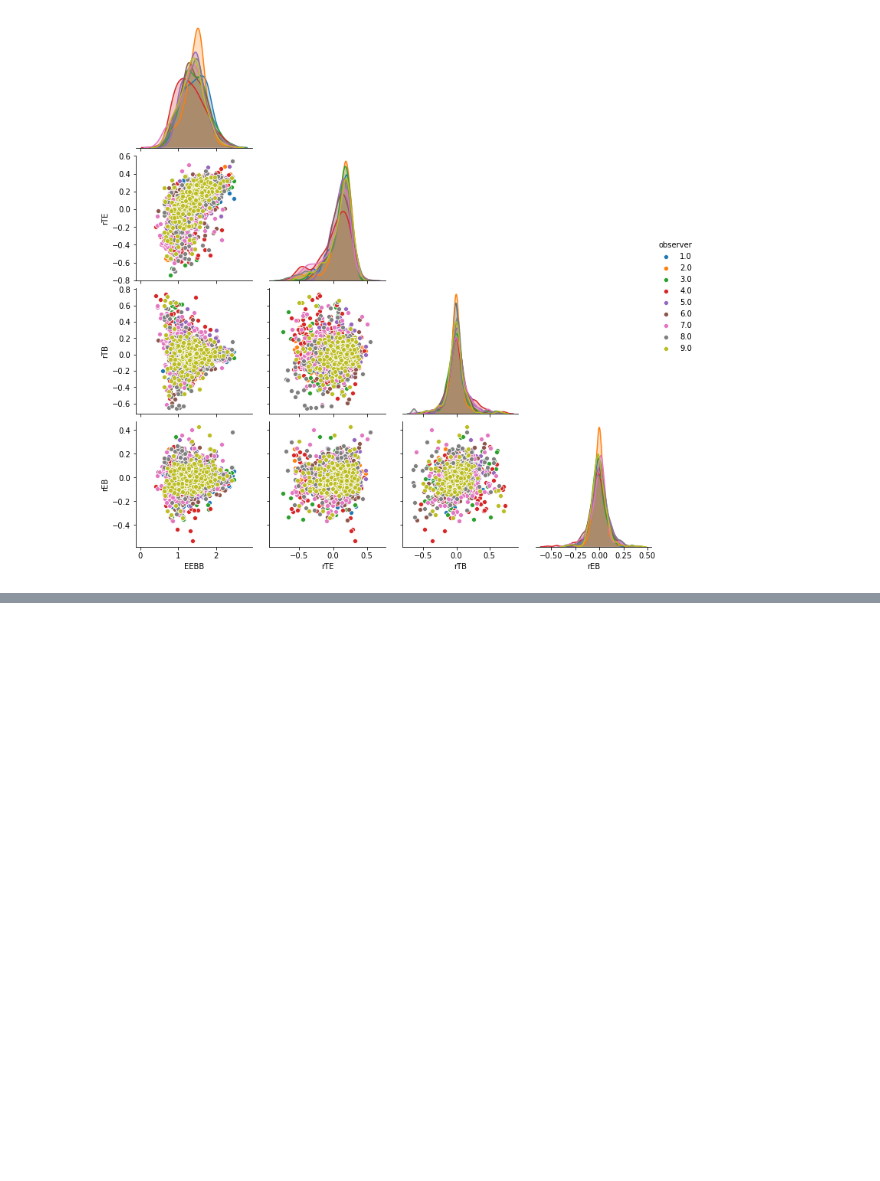
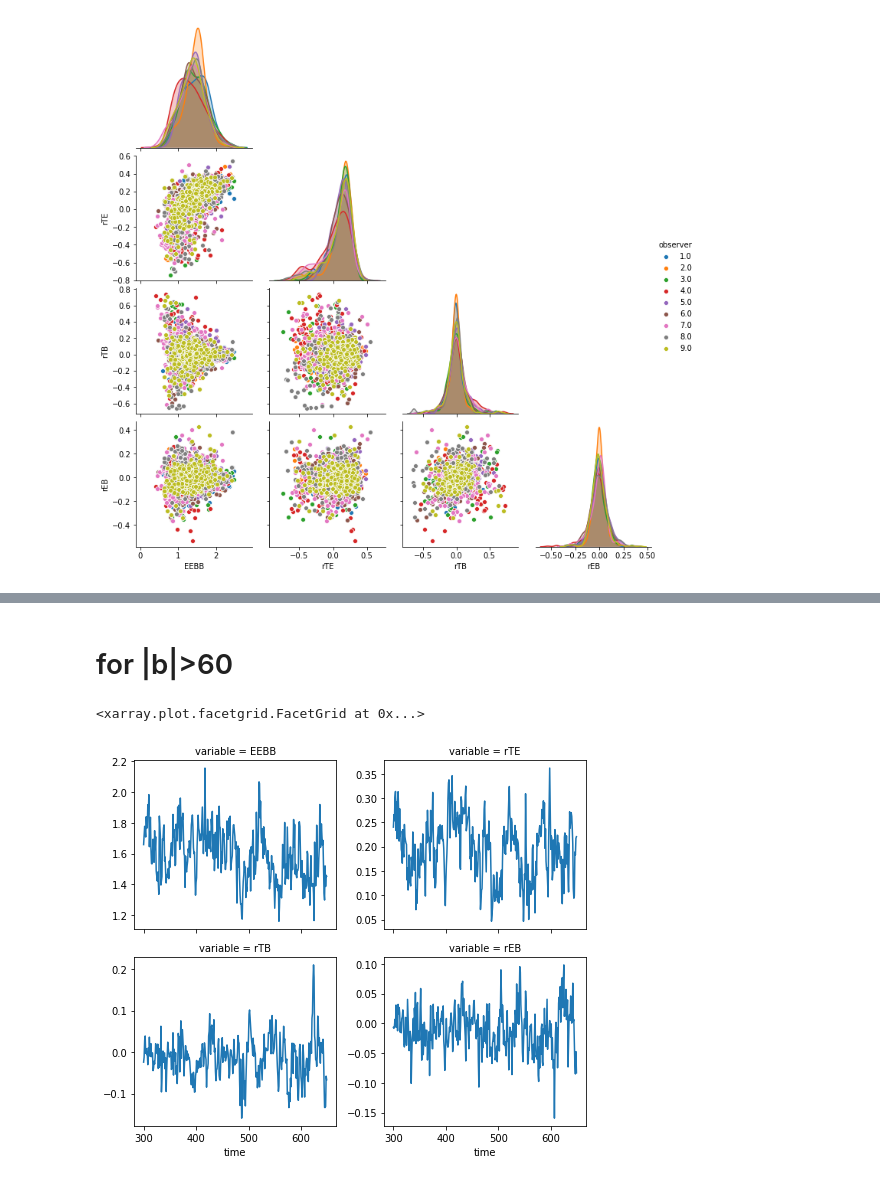
Before and after one commit to changgoo/TIGRESS-TB-EB, a Jupyter notebook: notebook/namaster-cl-correlation.ipynb, the cells around one changed output, grey strips where cells are left out. Saved outputs shown, nothing was run; the diff lists cells and outputs as text; code cells hidden in the pictures; blank space fills up the shorter version.

```diff
--- a/notebook/namaster-cl-correlation.ipynb
+++ b/notebook/namaster-cl-correlation.ipynb
@@ -67,0 +67,16 @@ g.savefig('../figures/TB_not_TB/rTEn01_ratios_b30.png',bbox_inches='tight',dpi=2
+# %% [markdown]
+# for |b|>60
+# %%
+with xr.open_dataset('../data/all_cls.b60.nc') as dset:
+    avg=dset.sel(leff=slice(80,120)).mean(dim='leff')
+# %%
+ratio=xr.Dataset()
+ratio['EEBB'] = avg['EE']/avg['BB']
+ratio['rTE'] = avg['TE']/np.sqrt(avg['TT']*avg['EE'])
+ratio['rTB'] = avg['TB']/np.sqrt(avg['TT']*avg['BB'])
+ratio['rEB'] = avg['EB']/np.sqrt(avg['BB']*avg['EE'])
+# %%
+ratio.mean(dim='observer').to_array().plot(col='variable',sharey=False,col_wrap=2)
+# %% [output]
+<xarray.plot.facetgrid.FacetGrid at 0x...>
+[figure, added]
```
Also changed, not shown: parts of 10 cells of this notebook, 1 other file.
